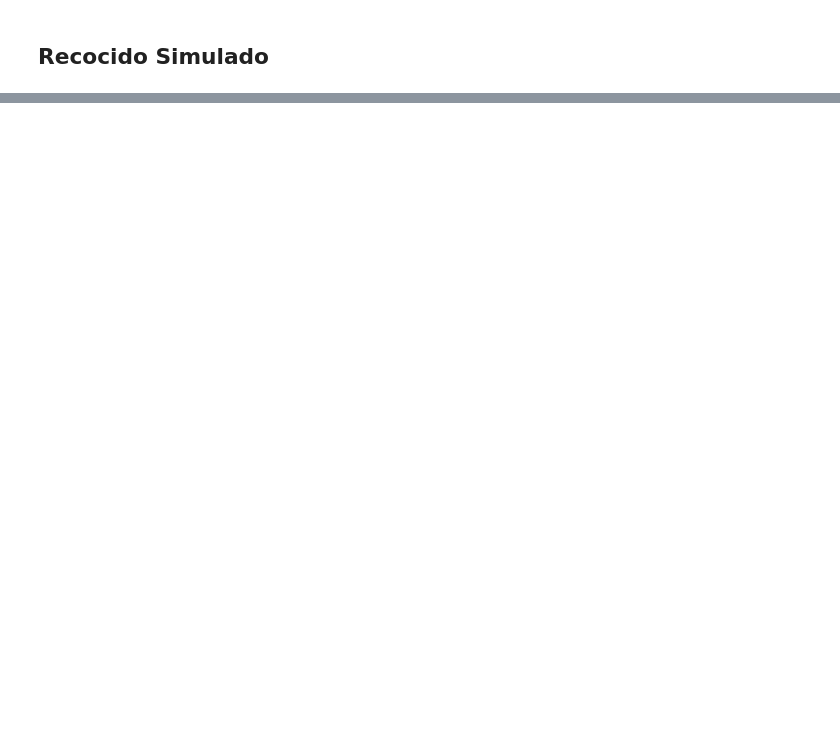
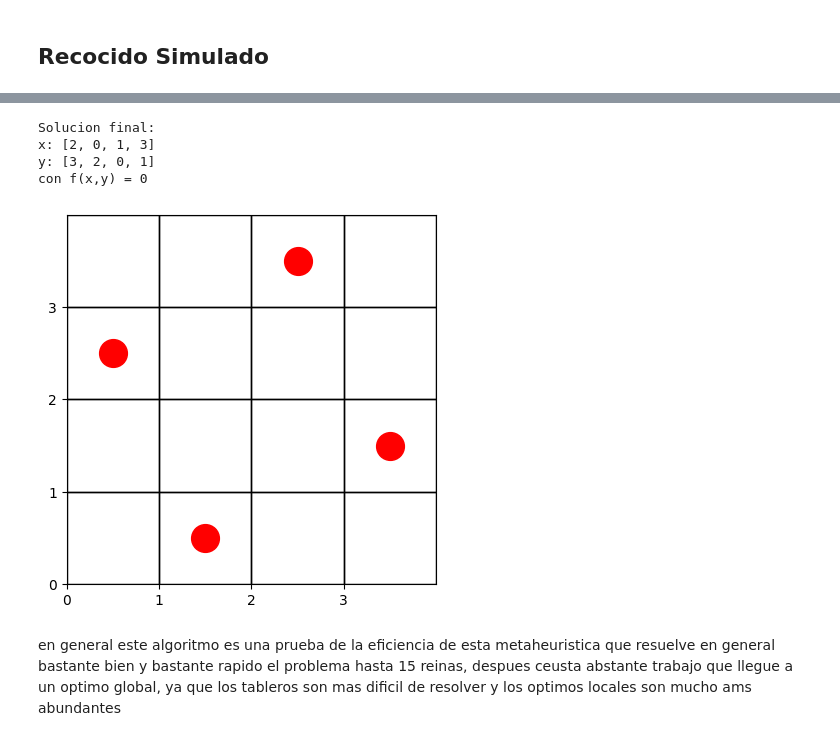
Before and after one commit to GARTU90/ProblemaOchoReinas, a Jupyter notebook: n_reinas.ipynb, the cells around one changed output, grey strips where cells are left out. Drawn from its saved outputs; the diff is of its cells as text; code cells hidden in the pictures; blank space fills up the shorter version.

```diff
--- a/n_reinas.ipynb
+++ b/n_reinas.ipynb
@@ -156,0 +239,14 @@ n=8
+# %%
+n=4
+(x,y),result = simulated_annealing(10000, 0.001, n)
+print(f"Solucion final:\nx: {x}\ny: {y}\ncon f(x,y) = {result}")
+matriz=[(x[i],y[i]) for i in range(n)]
+dibujar_tablero(matriz,n)
+# %% [output]
+Solucion final:
+x: [2, 0, 1, 3]
+y: [3, 2, 0, 1]
+con f(x,y) = 0
+[figure, added]
+# %% [markdown]
+en general este algoritmo es una prueba de la eficiencia de esta metaheuristica que resuelve en general bastante bien y bastante rapido el problema hasta 15 reinas, despues ceusta abstante trabajo que llegue a un optimo global, ya que los tableros son mas dificil de resolver y los optimos locales son mucho ams abundantes
```
Also changed, not shown: parts of 26 cells of this notebook, 2 other files.
